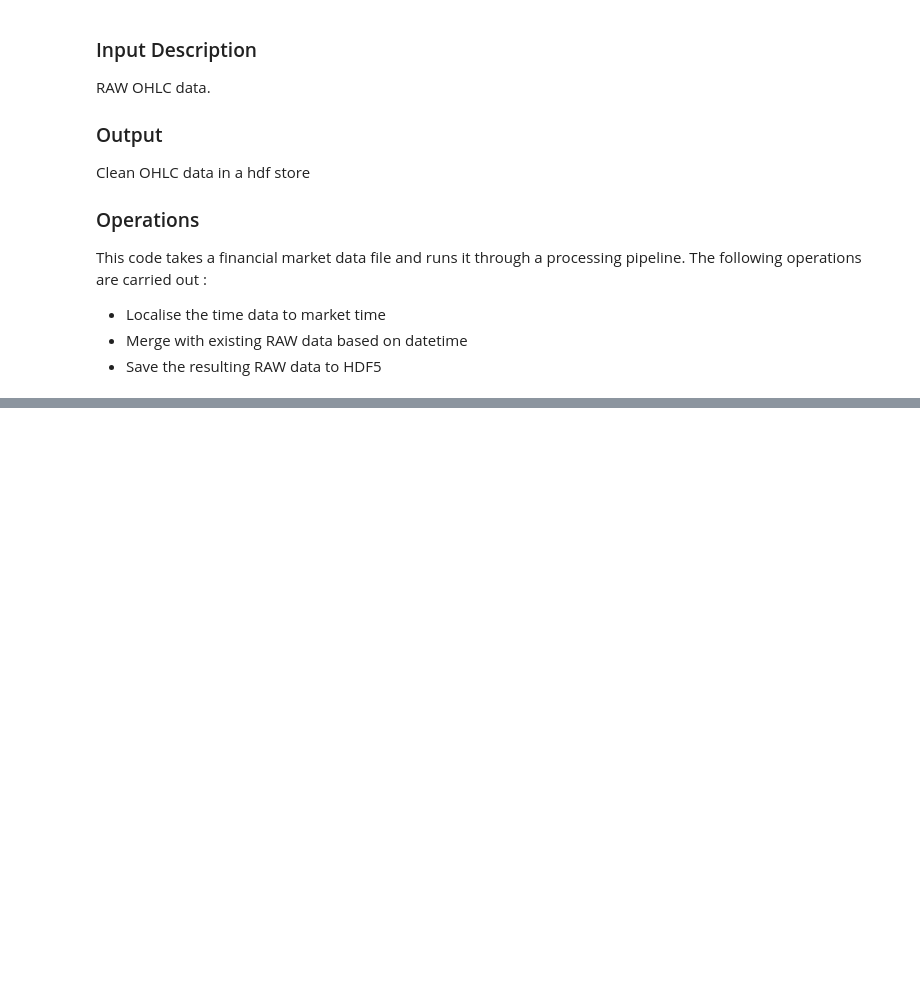
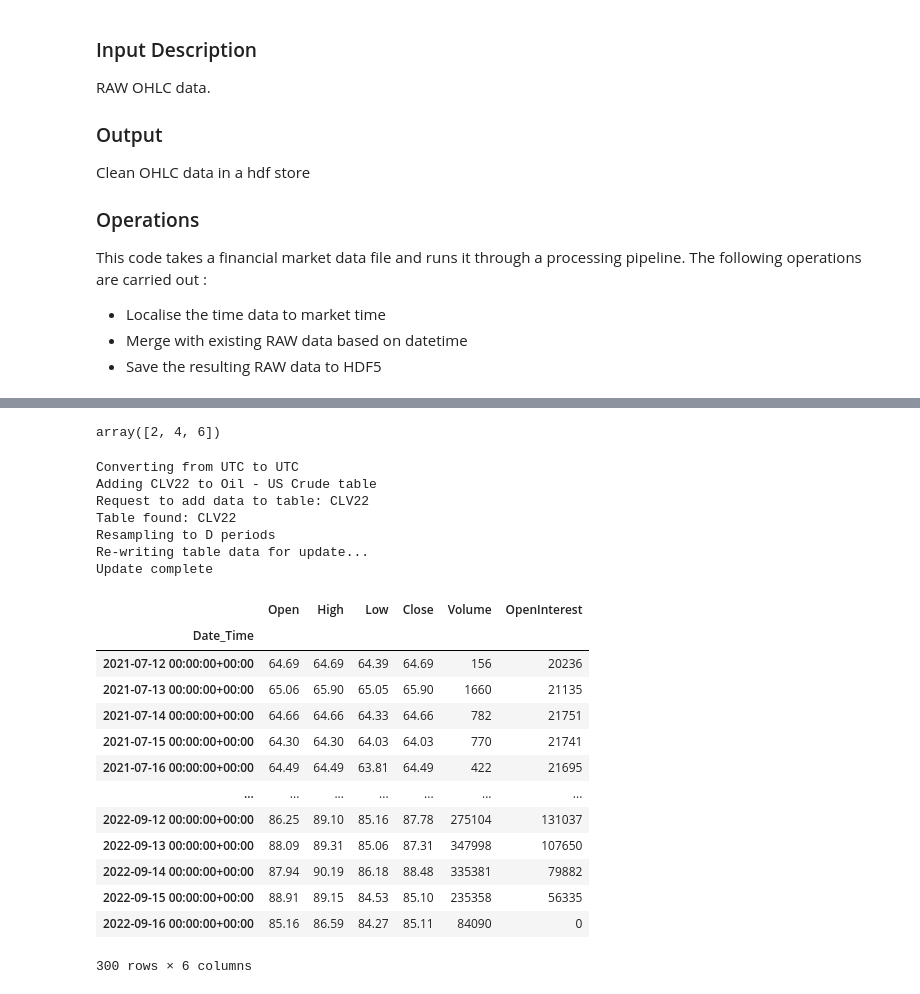
Before and after one commit to cwilko/marketinsights-price-aggregator, a Jupyter notebook: notebooks/datarefresh.ipynb, the cells around one changed output, grey strips where cells are left out. Drawn from its saved outputs; the diff is of its cells as text; code cells hidden in the pictures; blank space fills up the shorter version.

Commit message:
Support for new connectors

```diff
--- a/notebooks/datarefresh.ipynb
+++ b/notebooks/datarefresh.ipynb
@@ -47,23 +56,40 @@ def getConnector(connClass, connName, tz, options):
     connectorInstance = connectorClass(connName, tz, options)
     return connectorInstance
 
-def refreshDatasources(mds, ds_file):
+def fetchHistoricalData(mds, ds_file, start="1979-01-01", end="2050-01-01", records=200, delta=False):
 
     # Loop over datasources...
     # TODO: In chronological order
 
     datasources = json.load(open(ds_file))
 
+    data = pd.DataFrame()
+
     for datasource in datasources:
 
-        options = datasource["options"]
-        dataConnector = getConnector(datasource["class"], datasource["name"], datasource["timezone"], options)
+        dataConnector = getConnector(datasource["class"], datasource["name"], datasource["timezone"], datasource["options"])
 
         for market in datasource["markets"]:
 
-            for source in market["sources"]:
+            for source in tqdm(market["sources"]):
 
-                newData = dataConnector.getData(source)
+                if delta:
+                    try:
+                        start = mds.aggregate([source["name"]], source["sample_unit"]).index[-1].strftime('%Y-%m-%d')
+                    except:
+                        print("Could not find " + source["name"])
+                        start = "1979-01-01"
 
-                print("Adding " + datasource["name"] + " to " + market["name"] + " table")
-                mds.append(source["name"], newData, source["sample_unit"], update=True)
+                    newData = dataConnector.getData(market, source, start)
+                else:
+                    newData = dataConnector.getData(market, source, start, end, records)
+
+                if newData is not None:
+
+                    print("Adding " + source["name"] + " to " + market["name"] + " table")
+
+                    if mds is not None:
+                        mds.append(source["name"], newData, source["sample_unit"], update=True)
+
+                    data = ppl.merge(data, newData)
+    return data
@@ -70,4 +248,31 @@ def refreshDatasources(mds, ds_file):
+# %%
+np.array([1,2,3]) * 2
+# %% [output]
+array([2, 4, 6])
 # %%
-# Local
+# Local Options
 mds = MarketDataStore(location="../datastore")
-refreshDatasources(mds, "../datasources/datasources_todo.json")
+options = fetchHistoricalData(mds, "../datasources/datasources_BarChart.json", records=300)
+options
+# %% [output]
+Converting from UTC to UTC
+Adding CLV22 to Oil - US Crude table
+Request to add data to table: CLV22
+Table found: CLV22
+Resampling to D periods
+Re-writing table data for update...
+Update complete
+|  | Open | High | Low | Close | Volume | OpenInterest |
+| Date_Time |  |  |  |  |  |  |
+| 2021-07-12 00:00:00+00:00 | 64.69 | 64.69 | 64.39 | 64.69 | 156 | 20236 |
+| 2021-07-13 00:00:00+00:00 | 65.06 | 65.90 | 65.05 | 65.90 | 1660 | 21135 |
+| 2021-07-14 00:00:00+00:00 | 64.66 | 64.66 | 64.33 | 64.66 | 782 | 21751 |
+| 2021-07-15 00:00:00+00:00 | 64.30 | 64.30 | 64.03 | 64.03 | 770 | 21741 |
+| 2021-07-16 00:00:00+00:00 | 64.49 | 64.49 | 63.81 | 64.49 | 422 | 21695 |
+| ... | ... | ... | ... | ... | ... | ... |
+| 2022-09-12 00:00:00+00:00 | 86.25 | 89.10 | 85.16 | 87.78 | 275104 | 131037 |
+| 2022-09-13 00:00:00+00:00 | 88.09 | 89.31 | 85.06 | 87.31 | 347998 | 107650 |
+| 2022-09-14 00:00:00+00:00 | 87.94 | 90.19 | 86.18 | 88.48 | 335381 | 79882 |
+| 2022-09-15 00:00:00+00:00 | 88.91 | 89.15 | 84.53 | 85.10 | 235358 | 56335 |
+| 2022-09-16 00:00:00+00:00 | 85.16 | 86.59 | 84.27 | 85.11 | 84090 | 0 |
+300 rows × 6 columns
```
Also changed, not shown: parts of 13 cells of this notebook, 17 other files.
